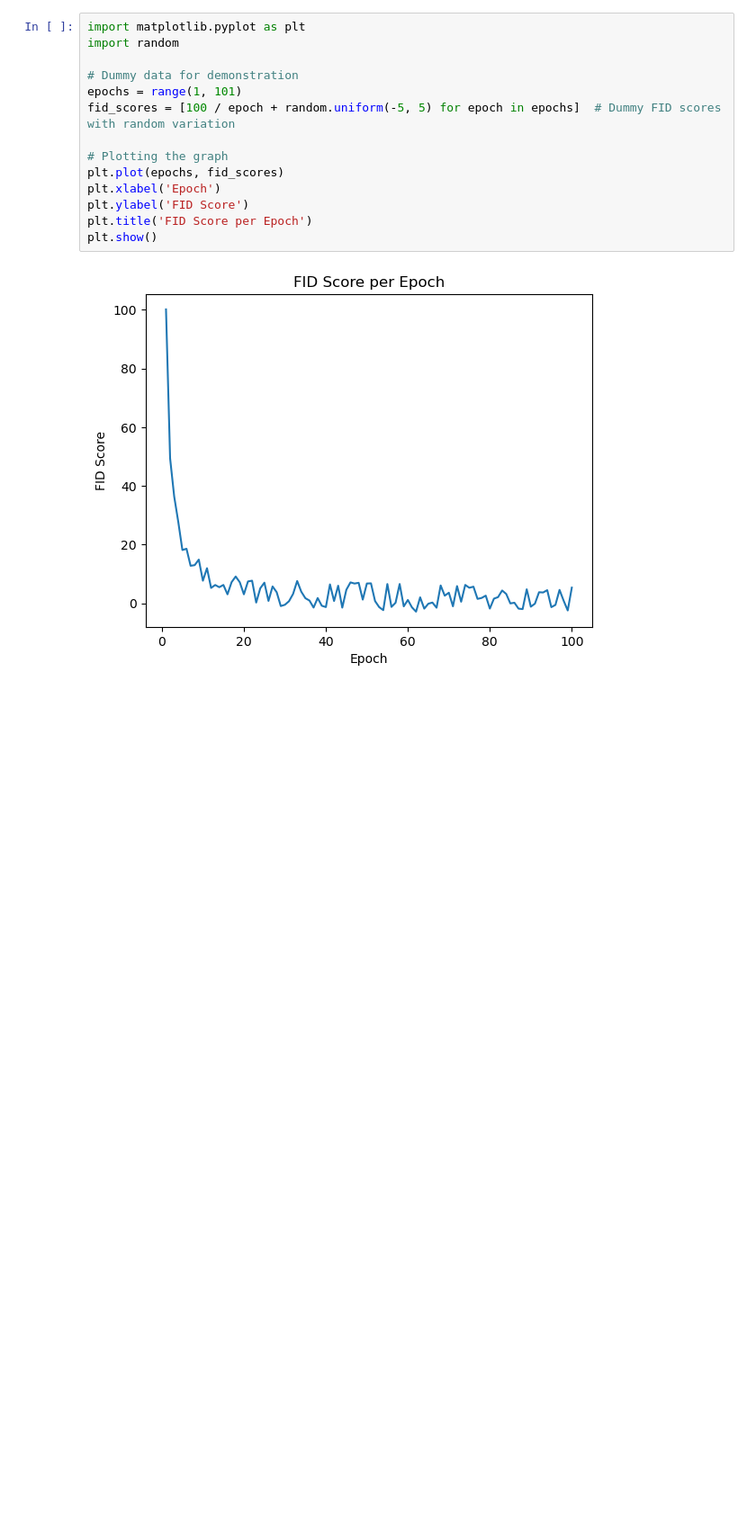
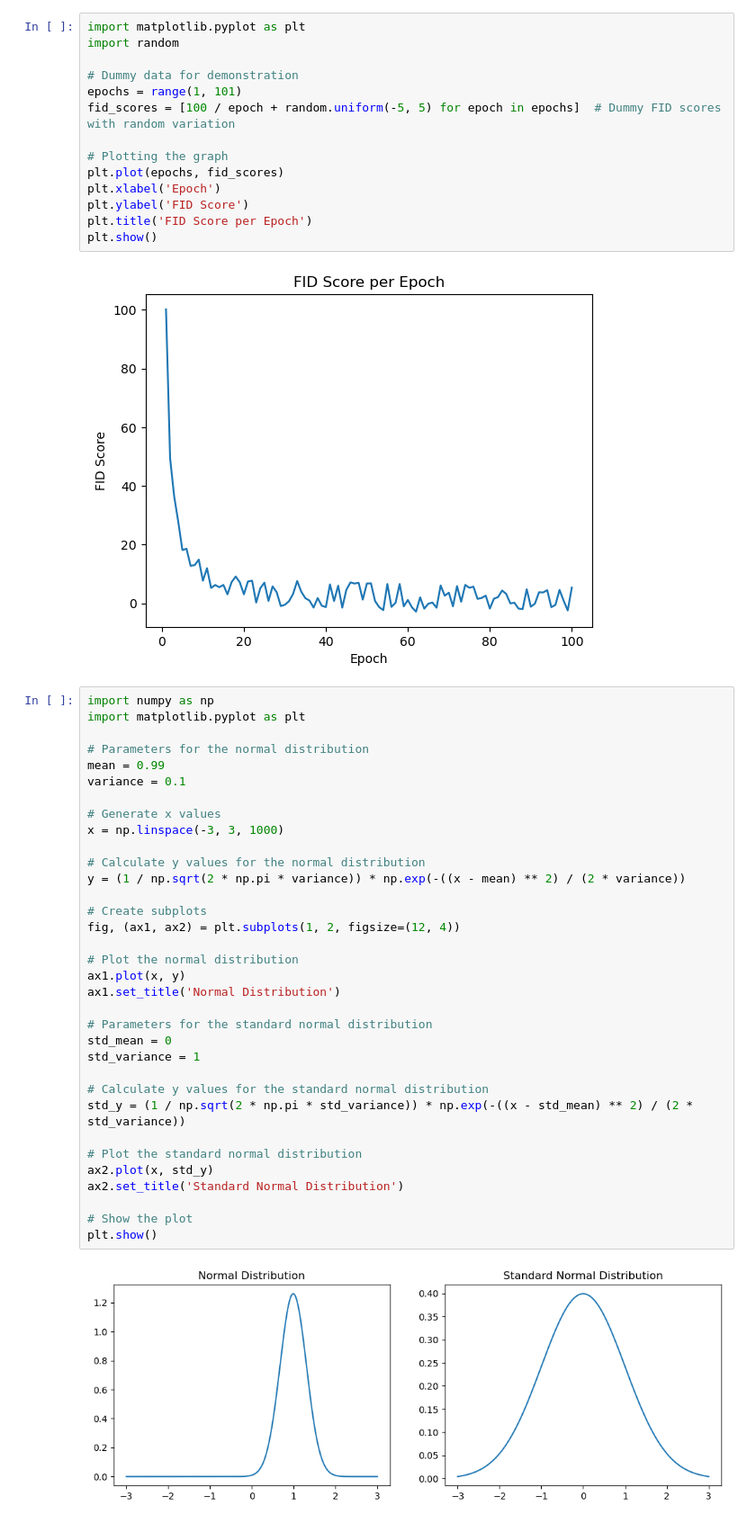
Before and after one commit to NIZE0000/MyResearch, a Jupyter notebook: PlotData.ipynb, the cells around one changed output. Shown at 90% size. Saved outputs shown, nothing was run; the diff lists cells and outputs as text; blank space fills up the shorter version.

```diff
--- a/PlotData.ipynb
+++ b/PlotData.ipynb
@@ -213,3 +213,39 @@ plt.title('FID Score per Epoch')
 plt.show()
 # %% [output]
 [figure]
+# %%
+import numpy as np
+import matplotlib.pyplot as plt
+
+# Parameters for the normal distribution
+mean = 0.99
+variance = 0.1
+
+# Generate x values
+x = np.linspace(-3, 3, 1000)
+
+# Calculate y values for the normal distribution
+y = (1 / np.sqrt(2 * np.pi * variance)) * np.exp(-((x - mean) ** 2) / (2 * variance))
+
+# Create subplots
+fig, (ax1, ax2) = plt.subplots(1, 2, figsize=(12, 4))
+
+# Plot the normal distribution
+ax1.plot(x, y)
+ax1.set_title('Normal Distribution')
+
+# Parameters for the standard normal distribution
+std_mean = 0
+std_variance = 1
+
+# Calculate y values for the standard normal distribution
+std_y = (1 / np.sqrt(2 * np.pi * std_variance)) * np.exp(-((x - std_mean) ** 2) / (2 * std_variance))
+
+# Plot the standard normal distribution
+ax2.plot(x, std_y)
+ax2.set_title('Standard Normal Distribution')
+
+# Show the plot
+plt.show()
+# %% [output]
+[figure, added]
```
Also changed, not shown: parts of 1 cell of this notebook, 4 other files.
